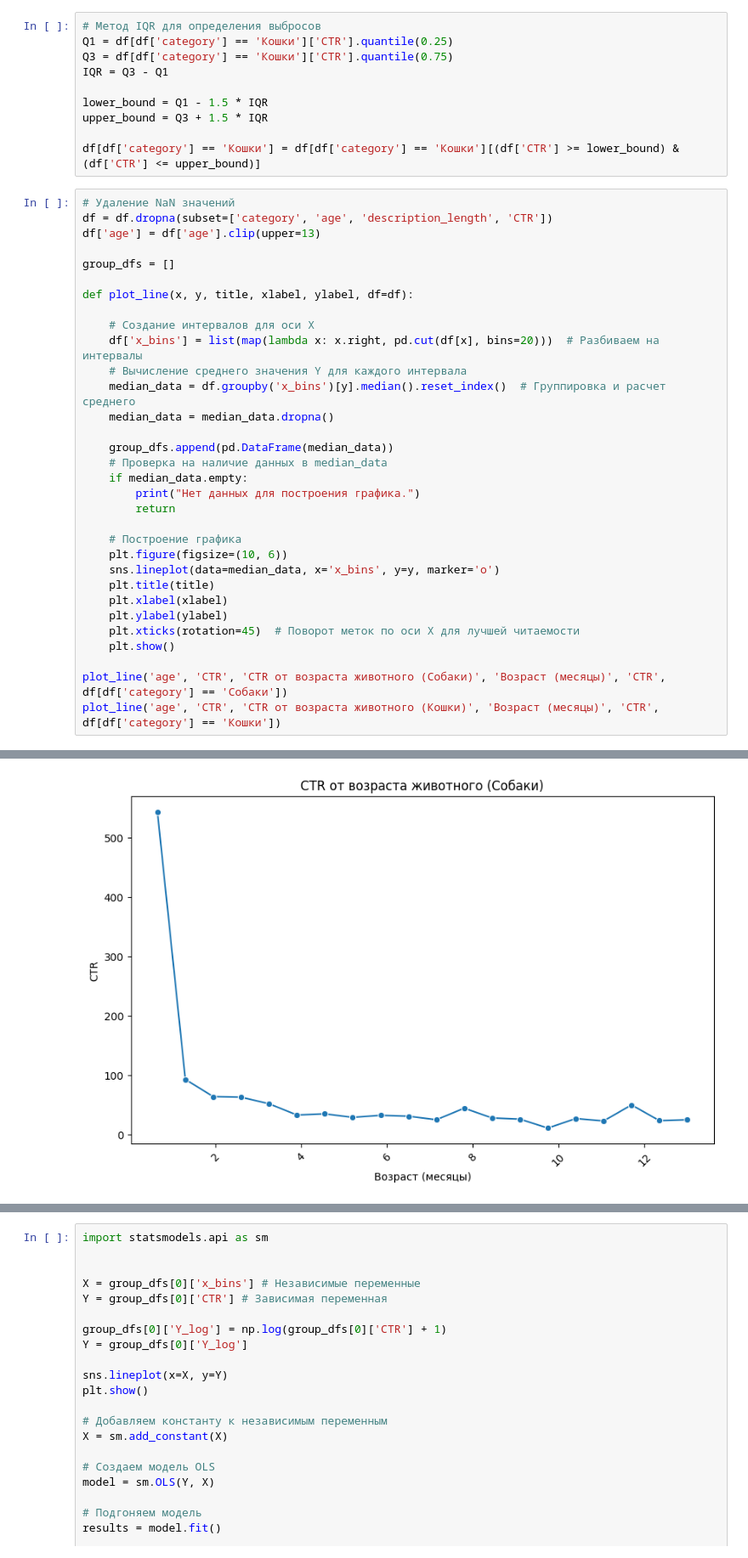
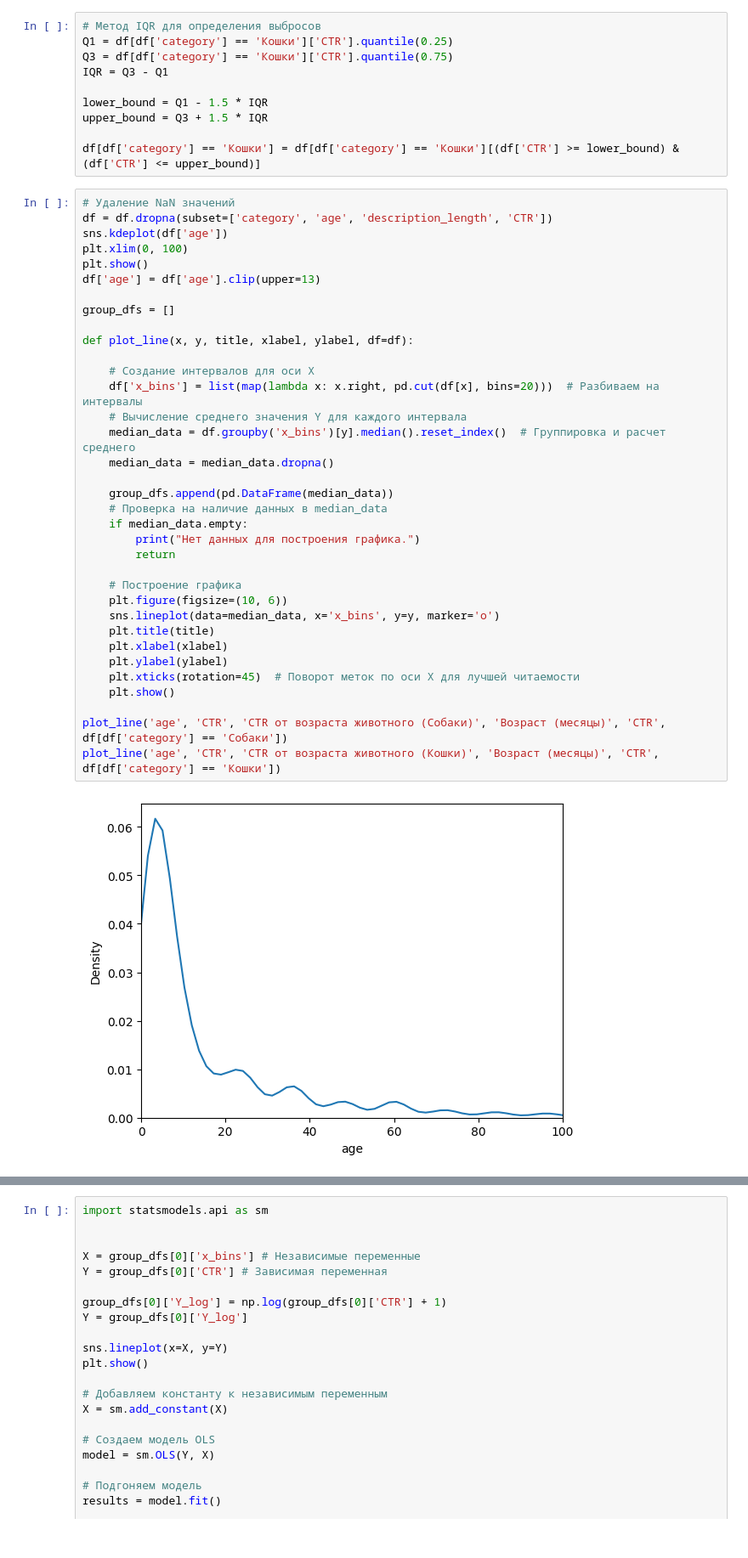
Before and after one commit to DukeTime/FinalDano2024, a Jupyter notebook: hipotesis2.ipynb, the cells around one changed output, grey strips where cells are left out. Shown at 85% size. Cells and saved outputs as stored; diff of their text form.

```diff
--- a/hipotesis2.ipynb
+++ b/hipotesis2.ipynb
@@ -26,36 +26,40 @@ df[df['category'] == 'Кошки'] = df[df['category'] == 'Кошки'][(df['CTR
 # %%
 # Удаление NaN значений
 df = df.dropna(subset=['category', 'age', 'description_length', 'CTR'])
+sns.kdeplot(df['age'])
+plt.xlim(0, 100)
+plt.show()
 df['age'] = df['age'].clip(upper=13)
 
 group_dfs = []
 
 def plot_line(x, y, title, xlabel, ylabel, df=df):
 
     # Создание интервалов для оси X
     df['x_bins'] = list(map(lambda x: x.right, pd.cut(df[x], bins=20)))  # Разбиваем на интервалы
     # Вычисление среднего значения Y для каждого интервала
     median_data = df.groupby('x_bins')[y].median().reset_index()  # Группировка и расчет среднего
     median_data = median_data.dropna()
 
     group_dfs.append(pd.DataFrame(median_data))
     # Проверка на наличие данных в median_data
     if median_data.empty:
         print("Нет данных для построения графика.")
         return
 
     # Построение графика
     plt.figure(figsize=(10, 6))
     sns.lineplot(data=median_data, x='x_bins', y=y, marker='o')
     plt.title(title)
     plt.xlabel(xlabel)
     plt.ylabel(ylabel)
     plt.xticks(rotation=45)  # Поворот меток по оси X для лучшей читаемости
     plt.show()
 
 plot_line('age', 'CTR', 'CTR от возраста животного (Собаки)', 'Возраст (месяцы)', 'CTR', df[df['category'] == 'Собаки'])
 plot_line('age', 'CTR', 'CTR от возраста животного (Кошки)', 'Возраст (месяцы)', 'CTR', df[df['category'] == 'Кошки'])
 # %% [output]
+[figure, new version]
 A value is trying to be set on a copy of a slice from a DataFrame.
 Try using .loc[row_indexer,col_indexer] = value instead
 
@@ -66,4 +70,3 @@ Try using .loc[row_indexer,col_indexer] = value instead
 
 See the caveats in the documentation: https://pandas.pydata.org/pandas-docs/stable/user_guide/indexing.html#returning-a-view-versus-a-copy
   df['x_bins'] = list(map(lambda x: x.right, pd.cut(df[x], bins=20)))  # Разбиваем на интервалы
-[figure, old version]
```
Also changed, not shown: parts of 1 cell of this notebook, 5 other files.
